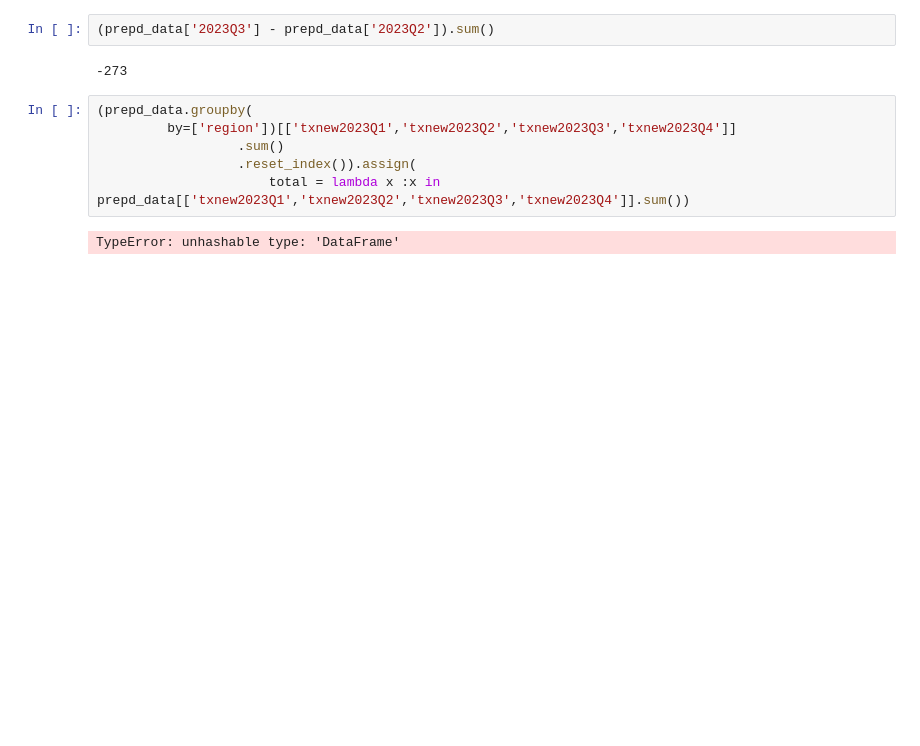
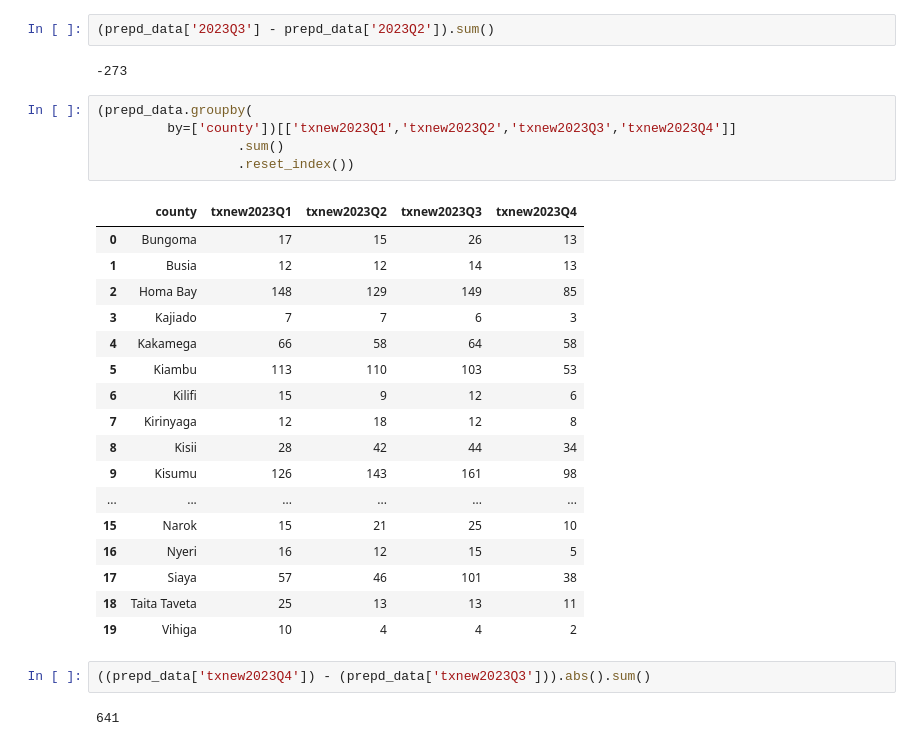
Before and after one commit to WayneNyariroh/wynlb.kccbs_sites_map, a Jupyter notebook: data_prep_cleaning_eda.ipynb, the cells around one changed output. Drawn from its saved outputs; the diff is of its cells as text; blank space fills up the shorter version.

```diff
--- a/data_prep_cleaning_eda.ipynb
+++ b/data_prep_cleaning_eda.ipynb
@@ -523,9 +524,28 @@ alt.Chart(source).mark_rect().encode(
 -273
 # %%
 (prepd_data.groupby(
-         by=['region'])[['txnew2023Q1','txnew2023Q2','txnew2023Q3','txnew2023Q4']]
+         by=['county'])[['txnew2023Q1','txnew2023Q2','txnew2023Q3','txnew2023Q4']]
                   .sum()
-                  .reset_index()).assign(
-                      total = lambda x :x in prepd_data[['txnew2023Q1','txnew2023Q2','txnew2023Q3','txnew2023Q4']].sum())
+                  .reset_index())
 # %% [output]
-TypeError: unhashable type: 'DataFrame'
+|  | county | txnew2023Q1 | txnew2023Q2 | txnew2023Q3 | txnew2023Q4 |
+| 0 | Bungoma | 17 | 15 | 26 | 13 |
+| 1 | Busia | 12 | 12 | 14 | 13 |
+| 2 | Homa Bay | 148 | 129 | 149 | 85 |
+| 3 | Kajiado | 7 | 7 | 6 | 3 |
+| 4 | Kakamega | 66 | 58 | 64 | 58 |
+| 5 | Kiambu | 113 | 110 | 103 | 53 |
+| 6 | Kilifi | 15 | 9 | 12 | 6 |
+| 7 | Kirinyaga | 12 | 18 | 12 | 8 |
+| 8 | Kisii | 28 | 42 | 44 | 34 |
+| 9 | Kisumu | 126 | 143 | 161 | 98 |
+| ... | ... | ... | ... | ... | ... |
+| 15 | Narok | 15 | 21 | 25 | 10 |
+| 16 | Nyeri | 16 | 12 | 15 | 5 |
+| 17 | Siaya | 57 | 46 | 101 | 38 |
+| 18 | Taita Taveta | 25 | 13 | 13 | 11 |
+| 19 | Vihiga | 10 | 4 | 4 | 2 |
+# %%
+((prepd_data['txnew2023Q4']) - (prepd_data['txnew2023Q3'])).abs().sum()
+# %% [output]
+641
```
Also changed, not shown: parts of 19 cells of this notebook, 8 other files.
